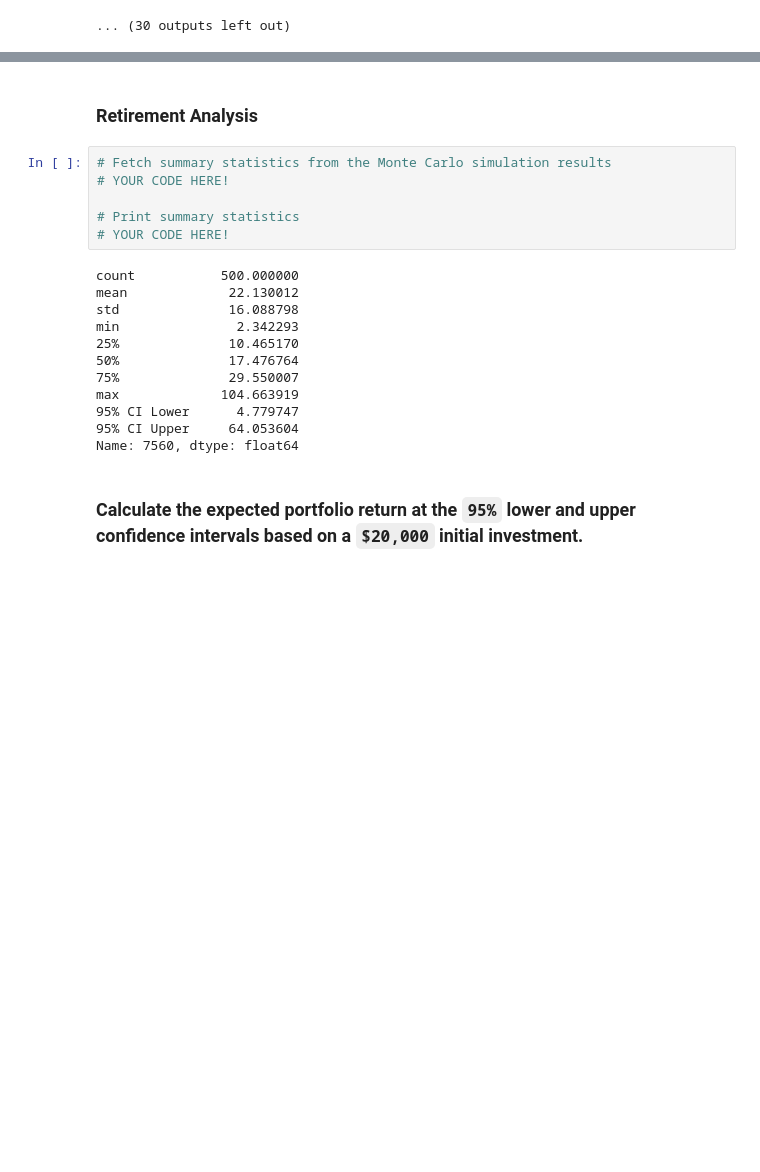
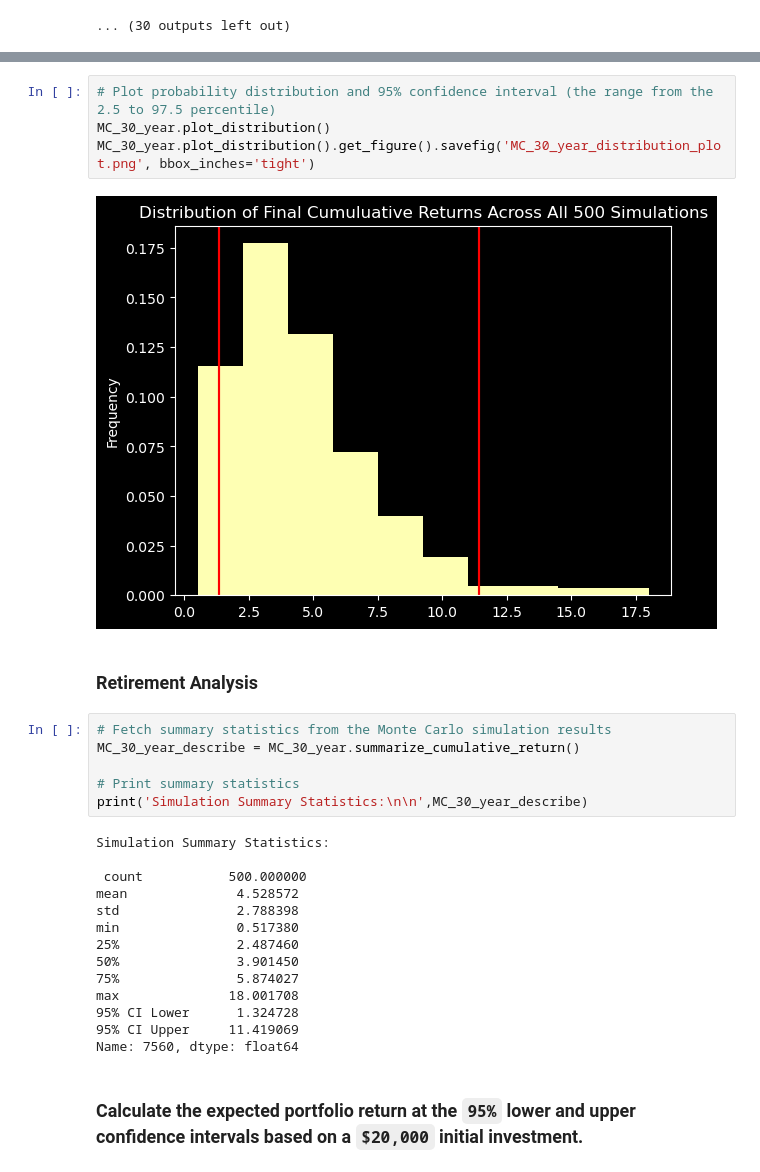
Before and after one commit to boz-tcm/api-challenge, a Jupyter notebook: financial-planner.ipynb, the cells around one changed output, grey strips where cells are left out. Saved outputs shown, nothing was run; the diff lists cells and outputs as text; blank space fills up the shorter version.

```diff
--- a/financial-planner.ipynb
+++ b/financial-planner.ipynb
@@ -412,22 +408,30 @@ MC_30_year.plot_simulation()
+# %%
+# Plot probability distribution and 95% confidence interval (the range from the 2.5 to 97.5 percentile)
+MC_30_year.plot_distribution()
+MC_30_year.plot_distribution().get_figure().savefig('MC_30_year_distribution_plot.png', bbox_inches='tight')
+# %% [output]
+[figure, added]
 # %% [markdown]
 ### Retirement Analysis
 # %%
 # Fetch summary statistics from the Monte Carlo simulation results
-# YOUR CODE HERE!
+MC_30_year_describe = MC_30_year.summarize_cumulative_return()
 
 # Print summary statistics
-# YOUR CODE HERE!
+print('Simulation Summary Statistics:\n\n',MC_30_year_describe)
 # %% [output]
-count           500.000000
-mean             22.130012
-std              16.088798
-min               2.342293
-25%              10.465170
-50%              17.476764
-75%              29.550007
-max             104.663919
-95% CI Lower      4.779747
-95% CI Upper     64.053604
+Simulation Summary Statistics:
+
+ count           500.000000
+mean              4.528572
+std               2.788398
+min               0.517380
+25%               2.487460
+50%               3.901450
+75%               5.874027
+max              18.001708
+95% CI Lower      1.324728
+95% CI Upper     11.419069
 Name: 7560, dtype: float64
 # %% [markdown]
 ### Calculate the expected portfolio return at the `95%` lower and upper confidence intervals based on a `$20,000` initial investment.
```
Also changed, not shown: parts of 7 cells of this notebook, 4 other files.
